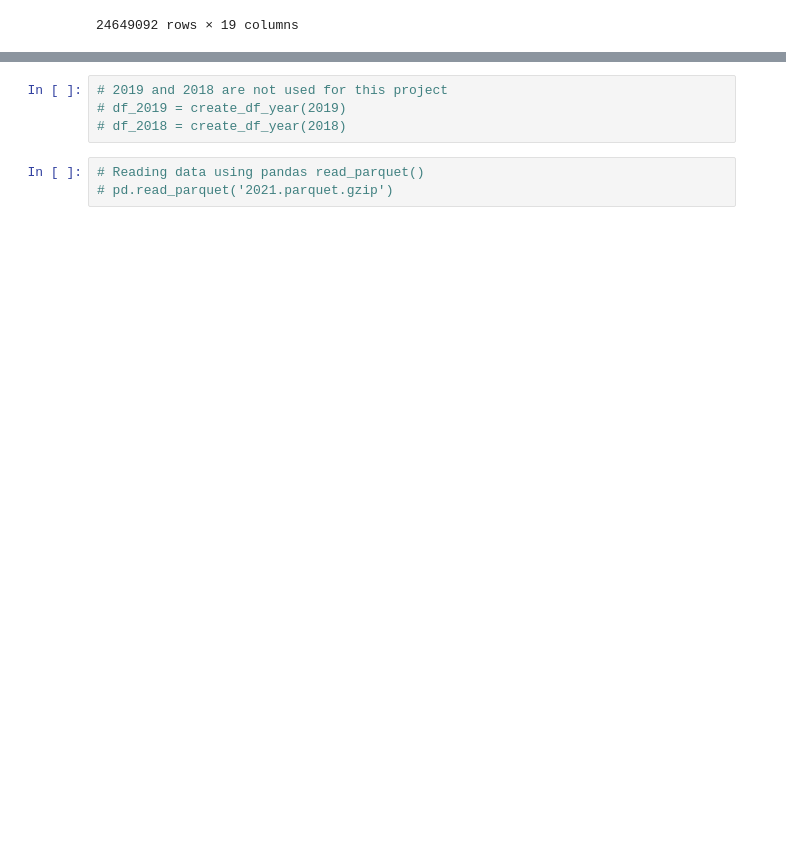
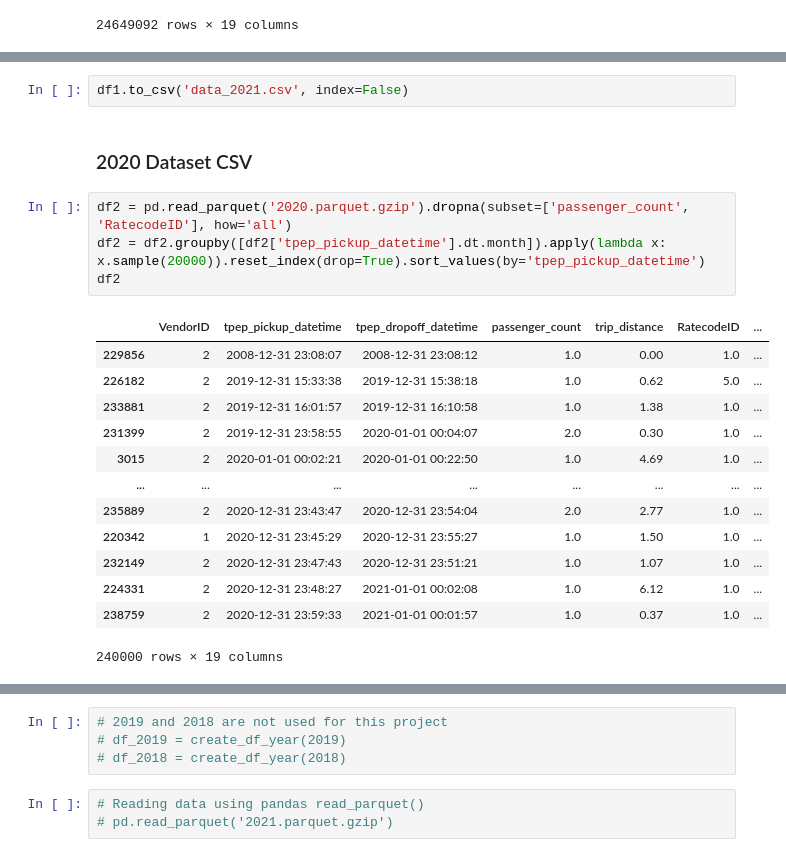
Before and after one commit to aimanamri/yellow-taxi-trips-etl-data-engineering-project, a Jupyter notebook: concat_data.ipynb, the cells around one changed output, grey strips where cells are left out. Saved outputs shown, nothing was run; the diff lists cells and outputs as text; blank space fills up the shorter version.

```diff
--- a/concat_data.ipynb
+++ b/concat_data.ipynb
@@ -70,0 +184,22 @@ df_2020
+# %%
+df1.to_csv('data_2021.csv', index=False)
+# %% [markdown]
+### 2020 Dataset CSV
+# %%
+df2 = pd.read_parquet('2020.parquet.gzip').dropna(subset=['passenger_count', 'RatecodeID'], how='all')
+df2 = df2.groupby([df2['tpep_pickup_datetime'].dt.month]).apply(lambda x: x.sample(20000)).reset_index(drop=True).sort_values(by='tpep_pickup_datetime')
+df2
+# %% [output]
+|  | VendorID | tpep_pickup_datetime | tpep_dropoff_datetime | passenger_count | trip_distance | RatecodeID | ... |
+| 229856 | 2 | 2008-12-31 23:08:07 | 2008-12-31 23:08:12 | 1.0 | 0.00 | 1.0 | ... |
+| 226182 | 2 | 2019-12-31 15:33:38 | 2019-12-31 15:38:18 | 1.0 | 0.62 | 5.0 | ... |
+| 233881 | 2 | 2019-12-31 16:01:57 | 2019-12-31 16:10:58 | 1.0 | 1.38 | 1.0 | ... |
+| 231399 | 2 | 2019-12-31 23:58:55 | 2020-01-01 00:04:07 | 2.0 | 0.30 | 1.0 | ... |
+| 3015 | 2 | 2020-01-01 00:02:21 | 2020-01-01 00:22:50 | 1.0 | 4.69 | 1.0 | ... |
+| ... | ... | ... | ... | ... | ... | ... | ... |
+| 235889 | 2 | 2020-12-31 23:43:47 | 2020-12-31 23:54:04 | 2.0 | 2.77 | 1.0 | ... |
+| 220342 | 1 | 2020-12-31 23:45:29 | 2020-12-31 23:55:27 | 1.0 | 1.50 | 1.0 | ... |
+| 232149 | 2 | 2020-12-31 23:47:43 | 2020-12-31 23:51:21 | 1.0 | 1.07 | 1.0 | ... |
+| 224331 | 2 | 2020-12-31 23:48:27 | 2021-01-01 00:02:08 | 1.0 | 6.12 | 1.0 | ... |
+| 238759 | 2 | 2020-12-31 23:59:33 | 2021-01-01 00:01:57 | 1.0 | 0.37 | 1.0 | ... |
+240000 rows × 19 columns
```
Also changed, not shown: parts of 22 cells of this notebook.
